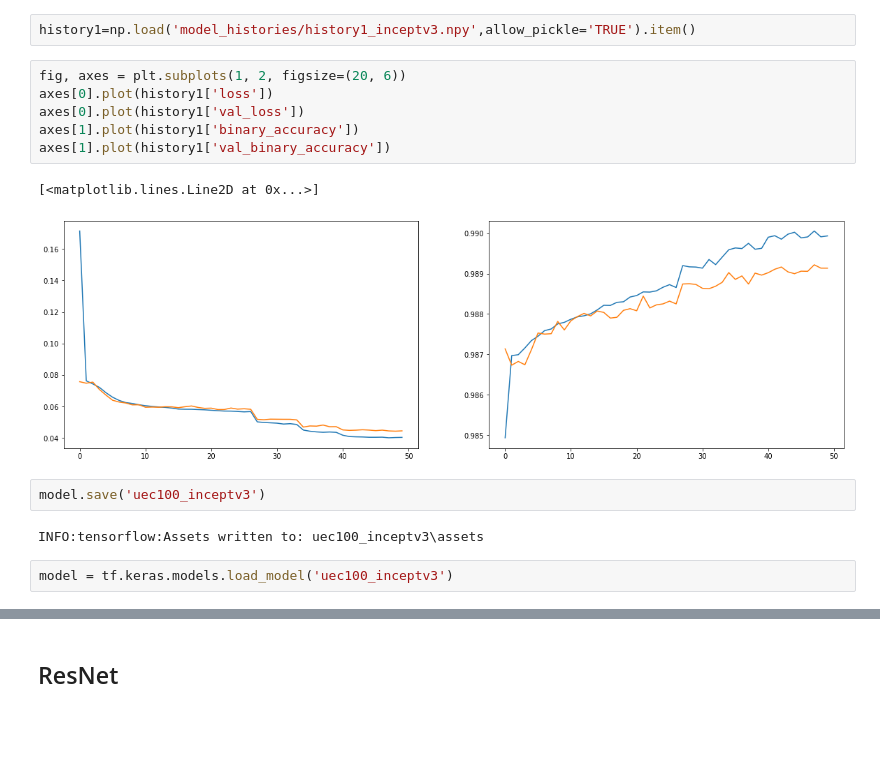
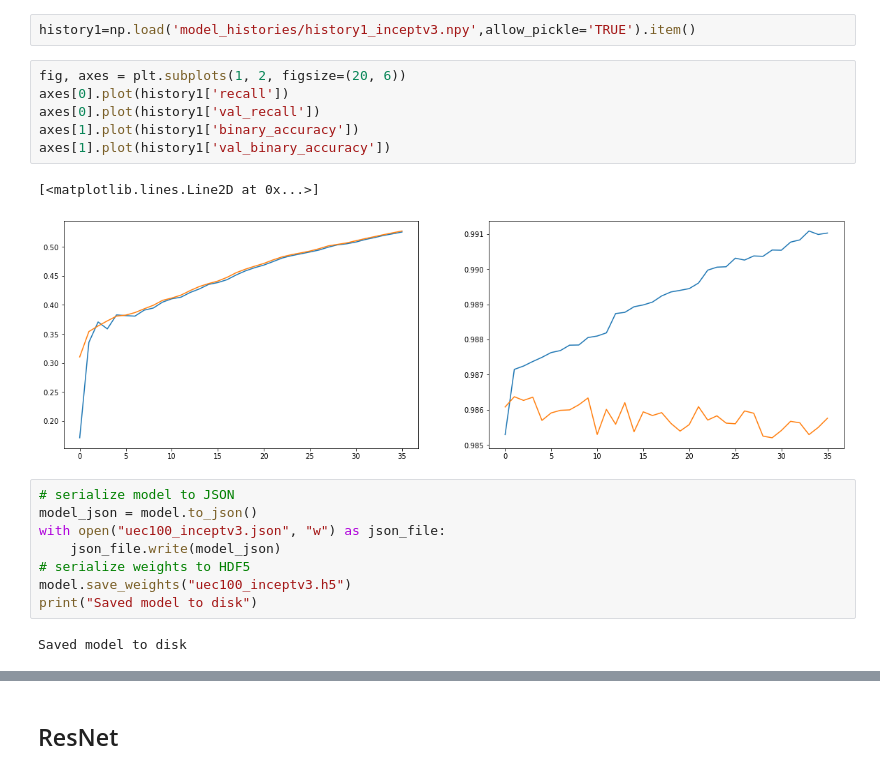
Before and after one commit to reonho/autocalorie, a Jupyter notebook: UECFOOD100 MultiLabel Classification.ipynb, the cells around one changed output, grey strips where cells are left out. Cells and saved outputs as stored; diff of their text form; blank space fills up the shorter version.

```diff
--- a/UECFOOD100 MultiLabel Classification.ipynb
+++ b/UECFOOD100 MultiLabel Classification.ipynb
@@ -250,16 +286,20 @@ np.save('model_histories/history1_inceptv3.npy',history1.history)
 history1=np.load('model_histories/history1_inceptv3.npy',allow_pickle='TRUE').item()
 # %%
 fig, axes = plt.subplots(1, 2, figsize=(20, 6))
-axes[0].plot(history1['loss'])
-axes[0].plot(history1['val_loss'])
+axes[0].plot(history1['recall'])
+axes[0].plot(history1['val_recall'])
 axes[1].plot(history1['binary_accuracy'])
 axes[1].plot(history1['val_binary_accuracy'])
 # %% [output]
 [<matplotlib.lines.Line2D at 0x...>]
-[figure, old version]
+[figure, new version]
-# %%
-model.save('uec100_inceptv3')
-# %% [output]
-INFO:tensorflow:Assets written to: uec100_inceptv3\assets
-# %%
-model = tf.keras.models.load_model('uec100_inceptv3')
+# %%
+# serialize model to JSON
+model_json = model.to_json()
+with open("uec100_inceptv3.json", "w") as json_file:
+    json_file.write(model_json)
+# serialize weights to HDF5
+model.save_weights("uec100_inceptv3.h5")
+print("Saved model to disk")
+# %% [output]
+Saved model to disk
```
Also changed, not shown: parts of 26 cells of this notebook.
